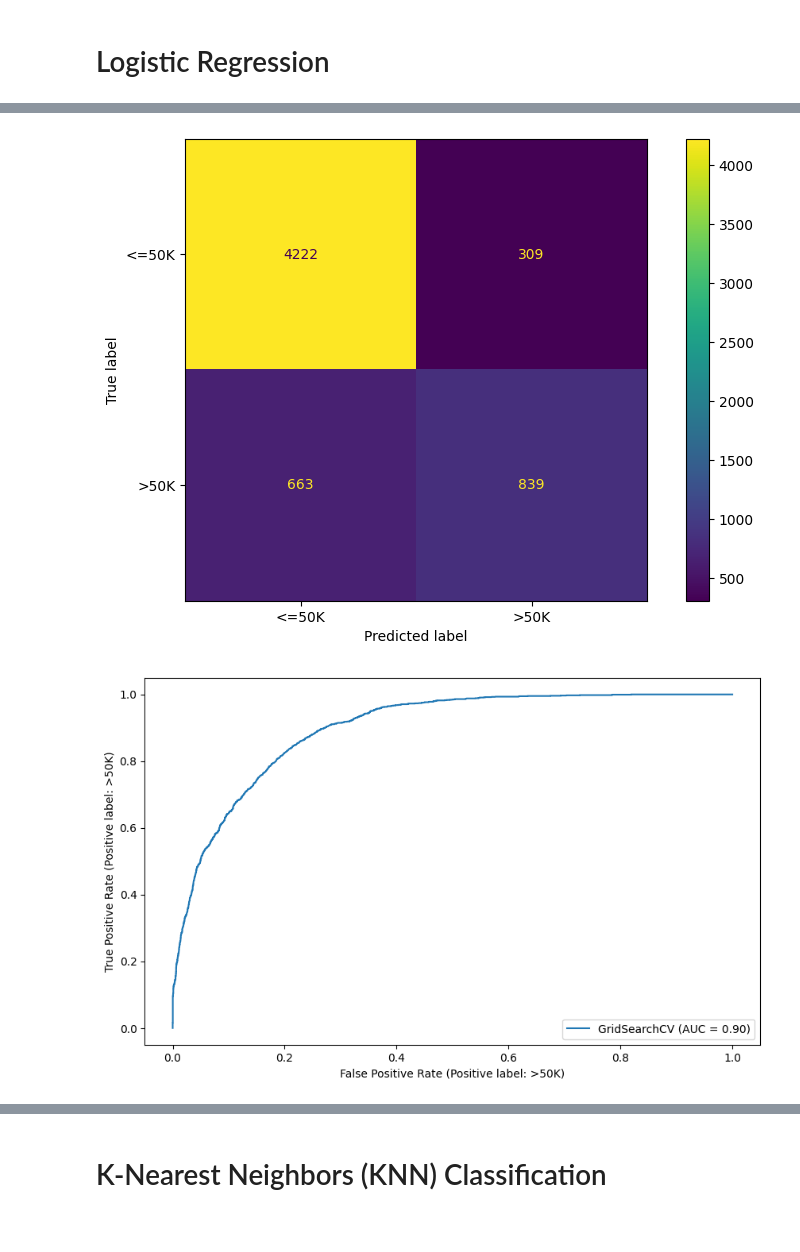
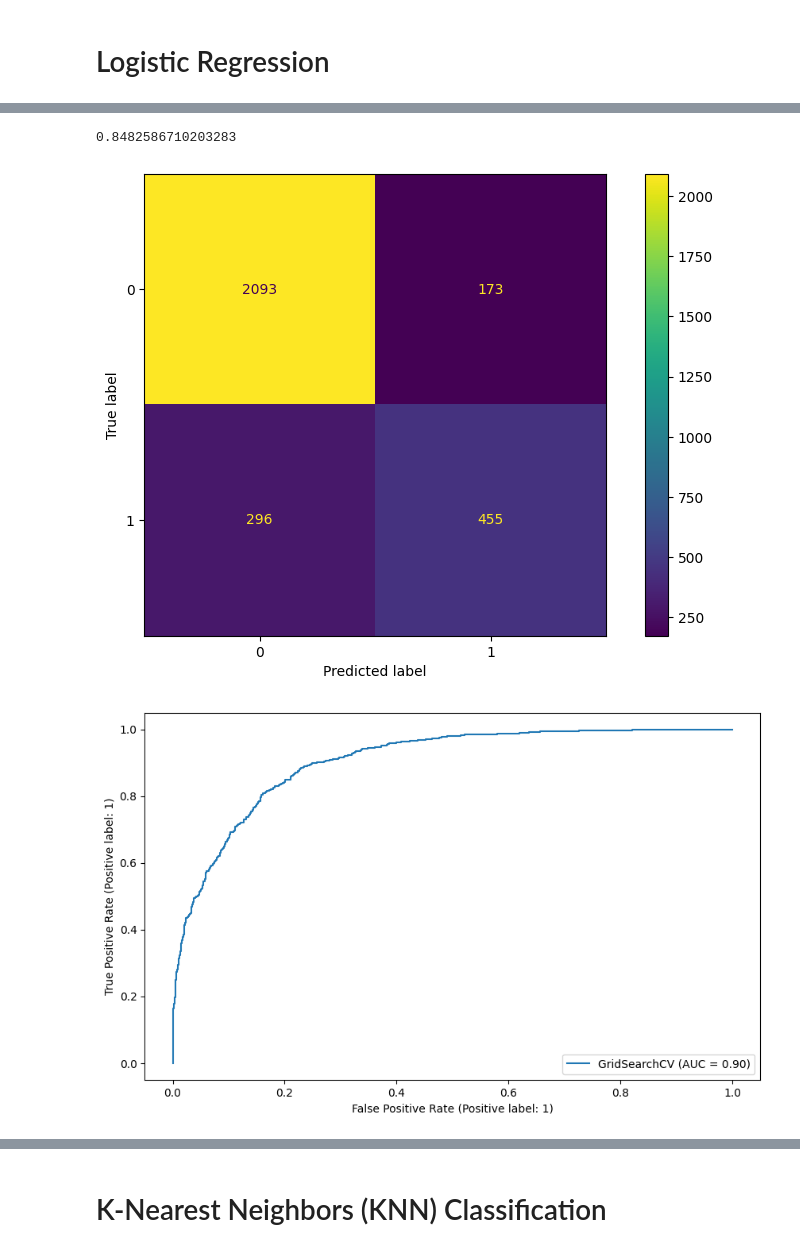
Before and after one commit to ayaramis/DataScience, a Jupyter notebook: Capstone_Project_4_Student_(Adult_Income_Prediction).ipynb, the cells around one changed output, grey strips where cells are left out. Drawn from its saved outputs; the diff is of its cells as text; code cells hidden in the pictures.

```diff
--- a/Capstone_Project_4_Student_(Adult_Income_Prediction).ipynb
+++ b/Capstone_Project_4_Student_(Adult_Income_Prediction).ipynb
@@ -301,3 +300,6 @@ pipe_grid = GridSearchCV(pipe_model, param_grid, cv=10, scoring = "f1_micro")
+# %%
+operations = [('OneHotEncoder', column_trans), ('log_model', LogisticRegression(random_state=1))]
+pipe_log = Pipeline(steps=operations)
 # %%
-pipe_grid.fit(X_train, y_train)
+pipe_log.fit(X_train, y_train)
 # %% [output]
@@ -320,0 +403,12 @@ GridSearchCV(cv=10,
+# %%
+operations = [('OneHotEncoder', column_trans), ('pipe_log', LogisticRegression(random_state=1))]
+pipe_log = Pipeline(steps=operations)
+
+param_grid = {
+    'pipe_log__C': np.logspace(-1, 5, 20),
+    'pipe_log__penalty': ["l1", "l2"],
+    'pipe_log__class_weight': ["balanced", None]}
+
+log_pipe_grid = GridSearchCV(estimator=pipe_log, param_grid = param_grid, cv=10, scoring = "f1_micro", return_train_score=True, n_jobs=-1)
+# %%
+log_pipe_grid.fit(X_train, y_train)
@@ -386,12 +439,16 @@ weighted avg       0.83      0.83      0.83     24129
+# %%
+log_pipe_grid.best_score_
+# %% [output]
+0.8482586710203283
 # %%
 from sklearn.metrics import ConfusionMatrixDisplay
-ConfusionMatrixDisplay.from_estimator(pipe_grid, X_test, y_test);
+ConfusionMatrixDisplay.from_estimator(log_pipe_grid, X_test, y_test);
 # %% [output]
-[figure, old version]
+[figure, new version]
 # %%
 from sklearn.metrics import RocCurveDisplay
-RocCurveDisplay.from_estimator(pipe_grid, X_test, y_test);
+RocCurveDisplay.from_estimator(log_pipe_grid, X_test, y_test);
 # %% [output]
-[figure, old version]
+[figure, new version]
 # %%
 from sklearn.metrics import PrecisionRecallDisplay
```
Also changed, not shown: parts of 69 cells of this notebook.
